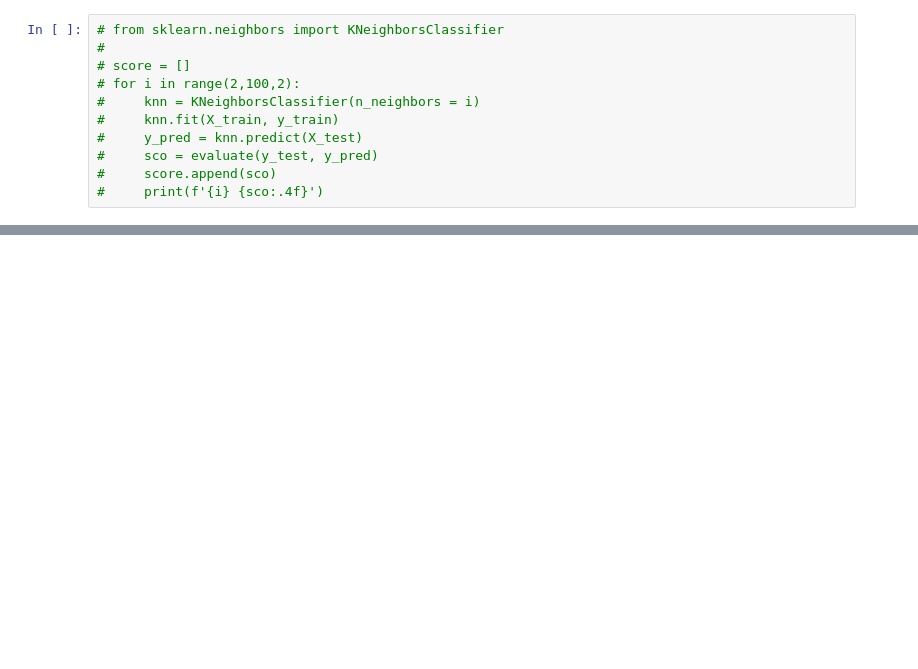
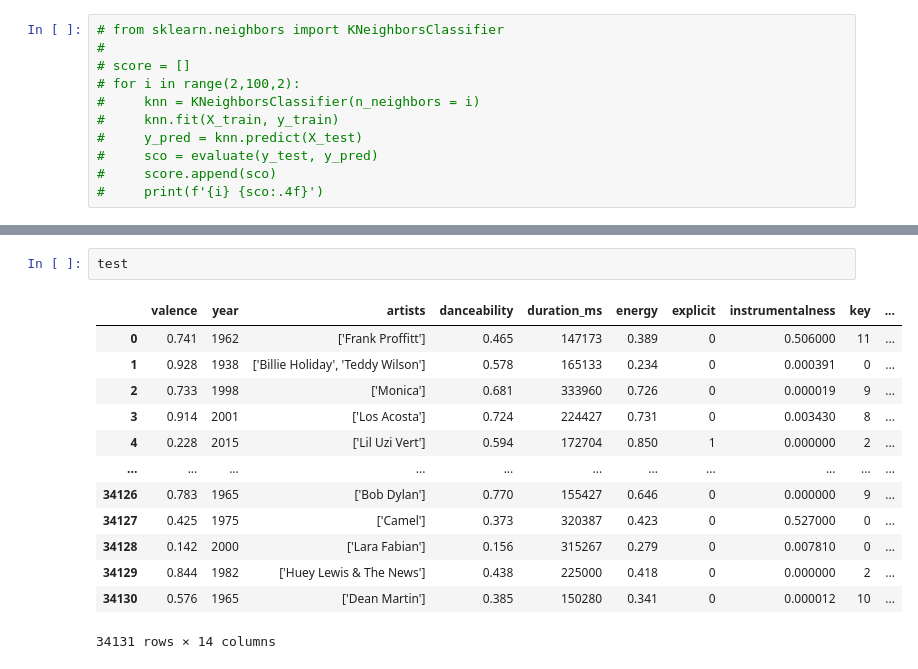
Before and after one commit to omiderfanmanesh/datascience-lab-winter-2021-project, a Jupyter notebook: classification.ipynb, the cells around one changed output, grey strips where cells are left out. Cells and saved outputs as stored; diff of their text form; blank space fills up the shorter version.

```diff
--- a/classification.ipynb
+++ b/classification.ipynb
@@ -195 +351,17 @@ y_pred = clf.predict(test_scal)
 WriteOnFile('submission.csv',y_pred)
+# %%
+test
+# %% [output]
+|  | valence | year | artists | danceability | duration_ms | energy | explicit | instrumentalness | key | ... |
+| 0 | 0.741 | 1962 | ['Frank Proffitt'] | 0.465 | 147173 | 0.389 | 0 | 0.506000 | 11 | ... |
+| 1 | 0.928 | 1938 | ['Billie Holiday', 'Teddy Wilson'] | 0.578 | 165133 | 0.234 | 0 | 0.000391 | 0 | ... |
+| 2 | 0.733 | 1998 | ['Monica'] | 0.681 | 333960 | 0.726 | 0 | 0.000019 | 9 | ... |
+| 3 | 0.914 | 2001 | ['Los Acosta'] | 0.724 | 224427 | 0.731 | 0 | 0.003430 | 8 | ... |
+| 4 | 0.228 | 2015 | ['Lil Uzi Vert'] | 0.594 | 172704 | 0.850 | 1 | 0.000000 | 2 | ... |
+| ... | ... | ... | ... | ... | ... | ... | ... | ... | ... | ... |
+| 34126 | 0.783 | 1965 | ['Bob Dylan'] | 0.770 | 155427 | 0.646 | 0 | 0.000000 | 9 | ... |
+| 34127 | 0.425 | 1975 | ['Camel'] | 0.373 | 320387 | 0.423 | 0 | 0.527000 | 0 | ... |
+| 34128 | 0.142 | 2000 | ['Lara Fabian'] | 0.156 | 315267 | 0.279 | 0 | 0.007810 | 0 | ... |
+| 34129 | 0.844 | 1982 | ['Huey Lewis & The News'] | 0.438 | 225000 | 0.418 | 0 | 0.000000 | 2 | ... |
+| 34130 | 0.576 | 1965 | ['Dean Martin'] | 0.385 | 150280 | 0.341 | 0 | 0.000012 | 10 | ... |
+34131 rows × 14 columns
```
Also changed, not shown: parts of 26 cells of this notebook, 2 other files.
